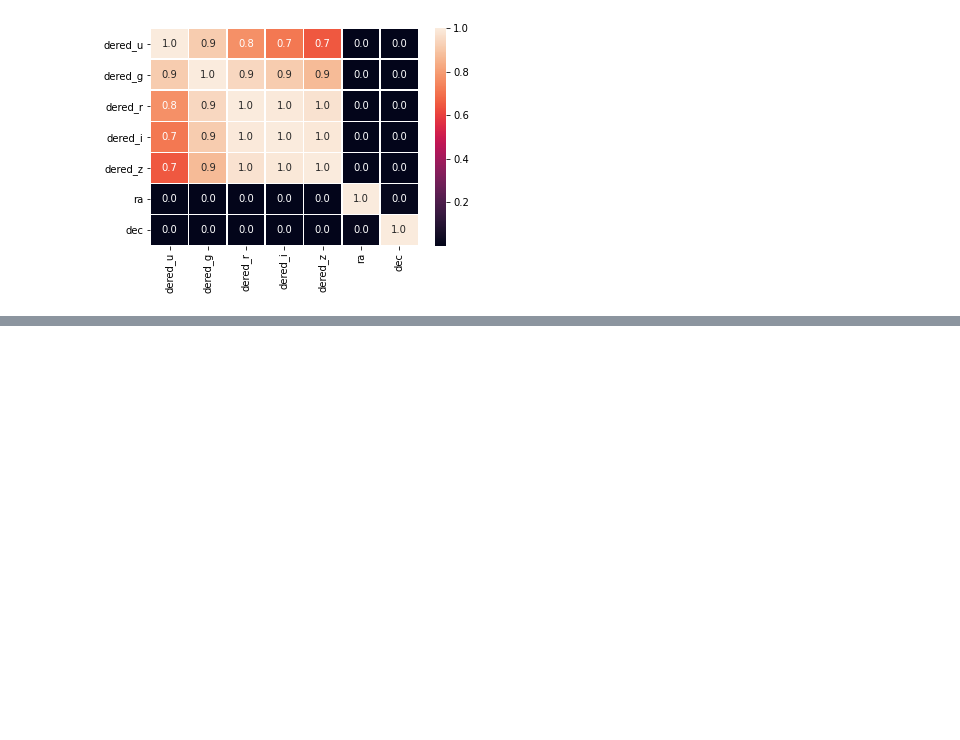
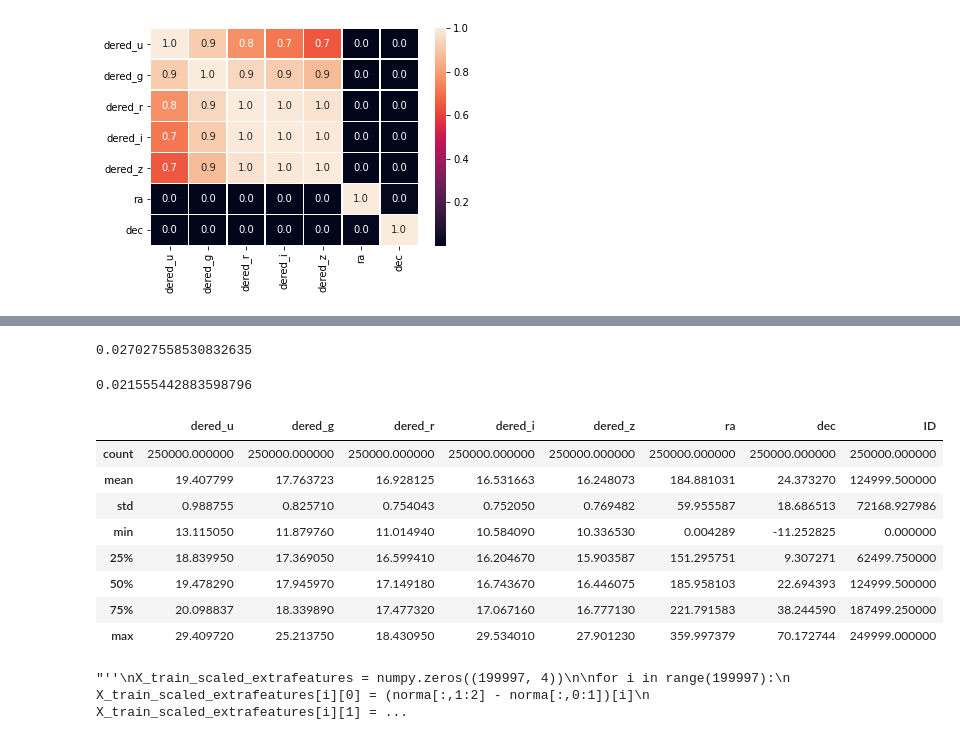
Before and after one commit to Bendeguzfrks04/DeepML, a Jupyter notebook: Readshift.ipynb, the cells around one changed output, grey strips where cells are left out. Cells and saved outputs as stored; diff of their text form; code cells hidden in the pictures; blank space fills up the shorter version.

```diff
--- a/Readshift.ipynb
+++ b/Readshift.ipynb
@@ -236,0 +70,14 @@ shape(norma)
+# %%
+knn.fit(norma, Y_train)
+preds = knn.predict(X_test_scaled)
+
+RMSE(preds, Y_test)
+# %% [output]
+0.027027558530832635
+# %%
+knn.fit(norma[:,0:5], Y_train)  #fit only on the magnitudes
+preds = knn.predict(X_test_scaled[:,0:5]) #predict only on the magnitudes
+
+RMSE(preds, Y_test)
+# %% [output]
+0.021555442883598796
@@ -236,0 +91,14 @@ shape(norma)
+# %%
+dtest = pd.read_csv("testX.csv")
+dtest.replace(-9999.000000, 18.545691, inplace=True)
+dtest.describe()
+# %% [output]
+|  | dered_u | dered_g | dered_r | dered_i | dered_z | ra | dec | ID |
+| count | 250000.000000 | 250000.000000 | 250000.000000 | 250000.000000 | 250000.000000 | 250000.000000 | 250000.000000 | 250000.000000 |
+| mean | 19.407799 | 17.763723 | 16.928125 | 16.531663 | 16.248073 | 184.881031 | 24.373270 | 124999.500000 |
+| std | 0.988755 | 0.825710 | 0.754043 | 0.752050 | 0.769482 | 59.955587 | 18.686513 | 72168.927986 |
+| min | 13.115050 | 11.879760 | 11.014940 | 10.584090 | 10.336530 | 0.004289 | -11.252825 | 0.000000 |
+| 25% | 18.839950 | 17.369050 | 16.599410 | 16.204670 | 15.903587 | 151.295751 | 9.307271 | 62499.750000 |
+| 50% | 19.478290 | 17.945970 | 17.149180 | 16.743670 | 16.446075 | 185.958103 | 22.694393 | 124999.500000 |
+| 75% | 20.098837 | 18.339890 | 17.477320 | 17.067160 | 16.777130 | 221.791583 | 38.244590 | 187499.250000 |
+| max | 29.409720 | 25.213750 | 18.430950 | 29.534010 | 27.901230 | 359.997379 | 70.172744 | 249999.000000 |
@@ -236,0 +112,13 @@ shape(norma)
+# %%
+'''''
+X_train_scaled_extrafeatures = numpy.zeros((199997, 4))
+
+for i in range(199997):
+  X_train_scaled_extrafeatures[i][0] = (norma[:,1:2] - norma[:,0:1])[i]
+  X_train_scaled_extrafeatures[i][1] = (norma[:,2:3] - norma[:,1:2])[i]
+  X_train_scaled_extrafeatures[i][2] = (norma[:,3:4] - norma[:,2:3])[i]
+  X_train_scaled_extrafeatures[i][3] = (norma[:,4:5] - norma[:,3:4])[i]
+#X_train_scaled_extrafeatures = [new1, new2, new3, new4]
+'''''
+# %% [output]
+"''\nX_train_scaled_extrafeatures = numpy.zeros((199997, 4))\n\nfor i in range(199997):\n  X_train_scaled_extrafeatures[i][0] = (norma[:,1:2] - norma[:,0:1])[i]\n  X_train_scaled_extrafeatures[i][1] = ...
```
Also changed, not shown: parts of 75 cells of this notebook.
